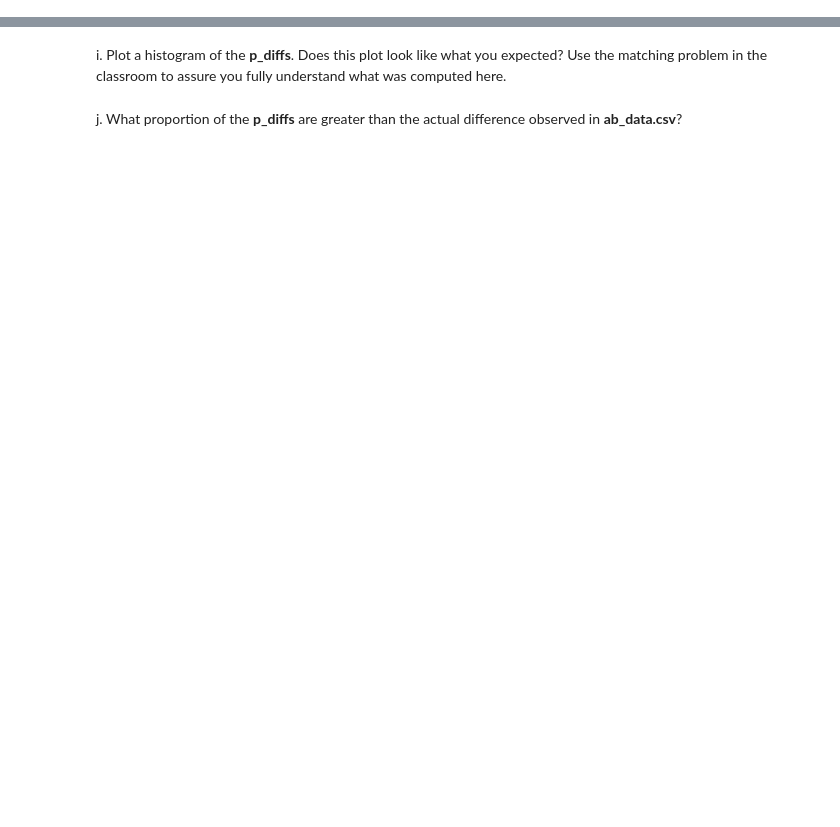
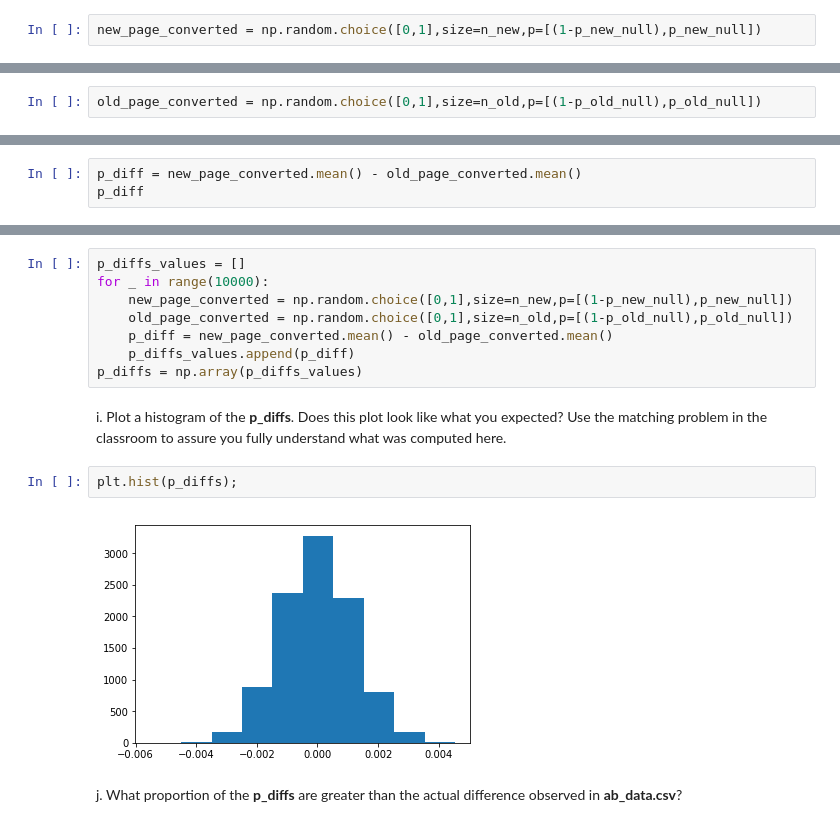
Before and after one commit to dandoug/dand-project4, a Jupyter notebook: Analyze_ab_test_results_notebook.ipynb, the cells around one changed output, grey strips where cells are left out. Saved outputs shown, nothing was run; the diff lists cells and outputs as text; blank space fills up the shorter version.

```diff
--- a/Analyze_ab_test_results_notebook.ipynb
+++ b/Analyze_ab_test_results_notebook.ipynb
@@ -208,6 +229,13 @@ d. What is $n_{old}$?
 # %% [markdown]
 e. Simulate $n_{new}$ transactions with a convert rate of $p_{new}$ under the null.  Store these $n_{new}$ 1's and 0's in **new_page_converted**.
+# %%
+new_page_converted = np.random.choice([0,1],size=n_new,p=[(1-p_new_null),p_new_null])
 # %% [markdown]
 f. Simulate $n_{old}$ transactions with a convert rate of $p_{old}$ under the null.  Store these $n_{old}$ 1's and 0's in **old_page_converted**.
+# %%
+old_page_converted = np.random.choice([0,1],size=n_old,p=[(1-p_old_null),p_old_null])
 # %% [markdown]
 g. Find $p_{new}$ - $p_{old}$ for your simulated values from part (e) and (f).
+# %%
+p_diff = new_page_converted.mean() - old_page_converted.mean()
+p_diff
@@ -214,6 +244,18 @@ g. Find $p_{new}$ - $p_{old}$ for your simulated values from part (e) and (f).
 # %% [markdown]
 h. Simulate 10,000 $p_{new}$ - $p_{old}$ values using this same process similarly to the one you calculated in parts **a. through g.** above.  Store all 10,000 values in a numpy array called **p_diffs**.
+# %%
+p_diffs_values = []
+for _ in range(10000):
+    new_page_converted = np.random.choice([0,1],size=n_new,p=[(1-p_new_null),p_new_null])
+    old_page_converted = np.random.choice([0,1],size=n_old,p=[(1-p_old_null),p_old_null])
+    p_diff = new_page_converted.mean() - old_page_converted.mean()
+    p_diffs_values.append(p_diff)
+p_diffs = np.array(p_diffs_values)
 # %% [markdown]
 i. Plot a histogram of the **p_diffs**.  Does this plot look like what you expected?  Use the matching problem in the classroom to assure you fully understand what was computed here.
+# %%
+plt.hist(p_diffs);
+# %% [output]
+[figure, added]
 # %% [markdown]
 j. What proportion of the **p_diffs** are greater than the actual difference observed in **ab_data.csv**?
```
Also changed, not shown: parts of 18 cells of this notebook.
